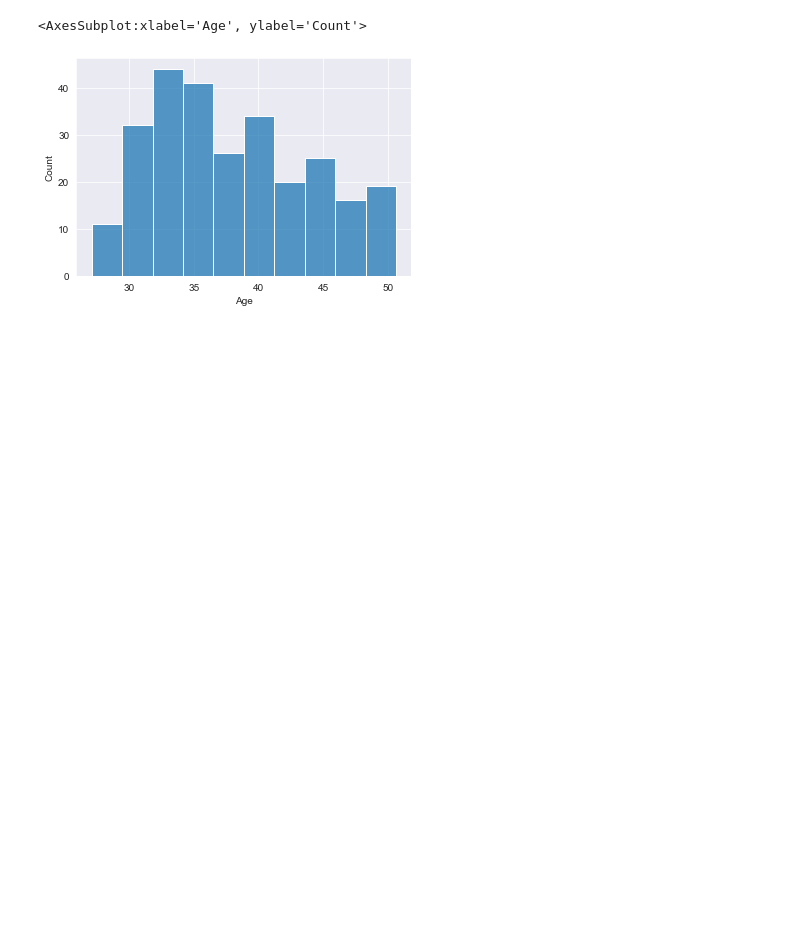
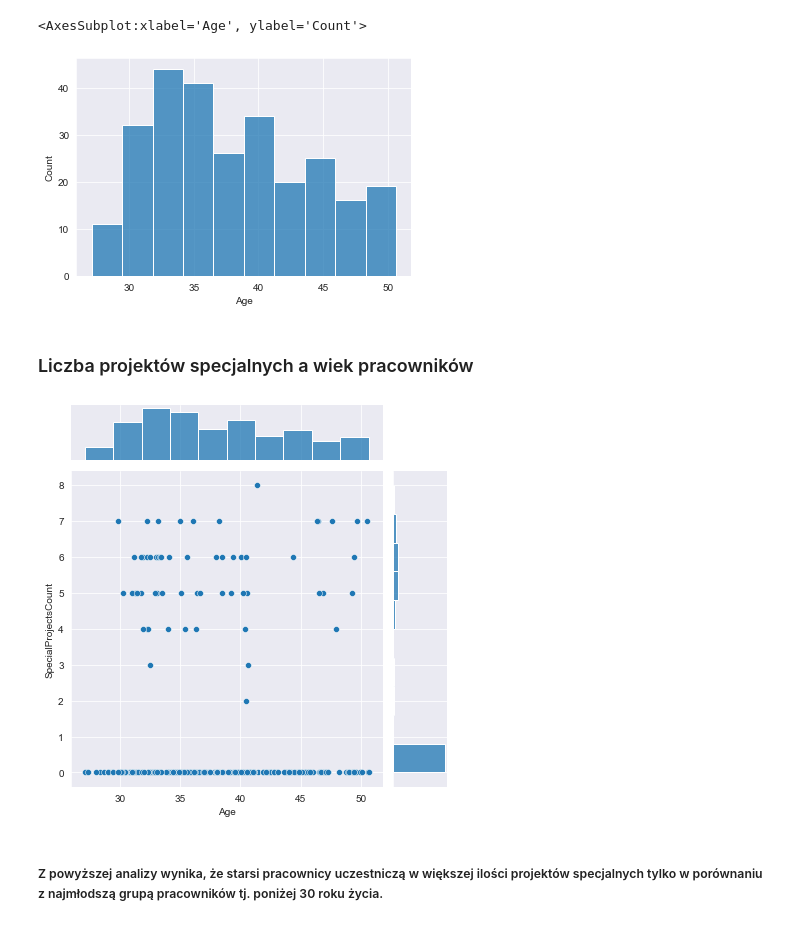
Before and after one commit to JBakunski/hr_data, a Jupyter notebook: hr.ipynb, the cells around one changed output. Saved outputs shown, nothing was run; the diff lists cells and outputs as text; code cells hidden in the pictures; blank space fills up the shorter version.

Commit message:
Add age and special projects correlation

```diff
--- a/hr.ipynb
+++ b/hr.ipynb
@@ -127,3 +127,11 @@ sns.histplot(filtered_age['Age'])
 # %% [output]
 <AxesSubplot:xlabel='Age', ylabel='Count'>
 [figure]
+# %% [markdown]
+### Liczba projektów specjalnych a wiek pracowników
+# %%
+sns.jointplot(x="Age", y="SpecialProjectsCount", data=filtered_age, kind="scatter");
+# %% [output]
+[figure, added]
+# %% [markdown]
+##### Z powyższej analizy wynika, że starsi pracownicy uczestniczą w większej ilości projektów specjalnych tylko w porównaniu z najmłodszą grupą pracowników tj. poniżej 30 roku życia.
```
Also changed, not shown: 1 other file.
